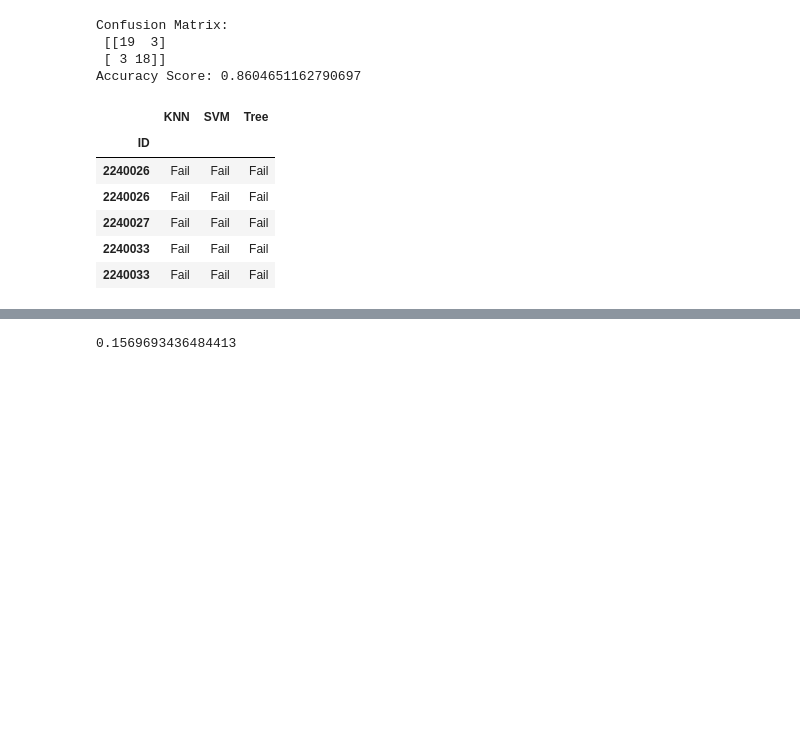
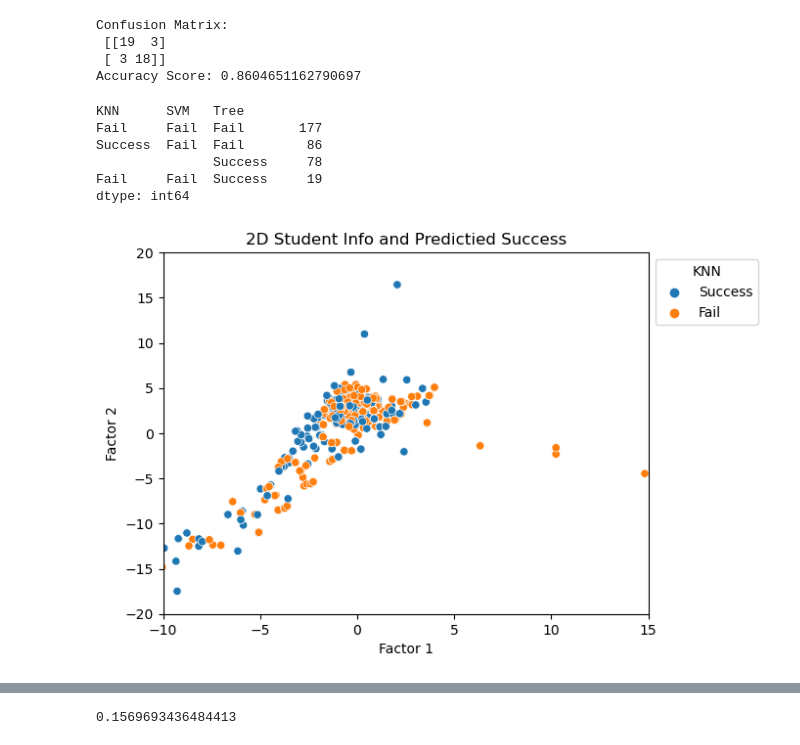
Before and after one commit to michaelzwartz/Science-Elective-Enrollment, a Jupyter notebook: Analysis.ipynb, the cells around one changed output, grey strips where cells are left out. Drawn from its saved outputs; the diff is of its cells as text; code cells hidden in the pictures; blank space fills up the shorter version.

```diff
--- a/Analysis.ipynb
+++ b/Analysis.ipynb
@@ -182,7 +182,7 @@ ax.set(title= "Chem scores based on attributes", xlabel = 'Factor Analysis Score
 # %%
 #set up FAMD method
 famd_2D = FAMD(n_components=2,n_iter=3,copy=True,check_input=True,engine='sklearn',random_state=42)
-#famd2_2D = FAMD(n_components=2,n_iter=3,copy=True,check_input=True,engine='sklearn',random_state=42)
+famd2_2D = FAMD(n_components=2,n_iter=3,copy=True,check_input=True,engine='sklearn',random_state=42)
 
 #reduce dimensions for training set
 famd_2D =famd_2D.fit(df_ML_train)
@@ -192,9 +192,9 @@ df_ML_train_reduced_2D = famd_2D.row_coordinates(df_ML_train)
 df_ML_train_reduced_2D_labels = df_ML_train_reduced_2D.join(df_ML_labels['Chem11_grade']).reset_index()
 
 #reduce dimensions for testing set
-#famd2_2D =famd2_2D.fit(df_ML_test)
-#df_ML_test_reduced_2D = famd2_2D.row_coordinates(df_ML_test)
-#df_ML_test_reduced_2D = df_ML_test_reduced_2D.reset_index()
+famd2_2D =famd2_2D.fit(df_ML_test)
+df_ML_test_reduced_2D = famd2_2D.row_coordinates(df_ML_test)
+df_ML_test_reduced_2D = df_ML_test_reduced_2D.reset_index()
 
 #plot 2D data
 x = df_ML_train_reduced_2D_labels[0]
@@ -407,15 +407,32 @@ df_no_chem['KNN'] = predKNN_no_chem
 df_no_chem['SVM'] = predSVM_no_chem
 df_no_chem['Tree'] =predTREE_no_chem
 
-df_no_chem[['KNN', 'SVM', 'Tree']].head()
+df_no_chem[['KNN', 'SVM', 'Tree']].value_counts()
 # %% [output]
-|  | KNN | SVM | Tree |
-| ID |  |  |  |
-| 2240026 | Fail | Fail | Fail |
-| 2240026 | Fail | Fail | Fail |
-| 2240027 | Fail | Fail | Fail |
-| 2240033 | Fail | Fail | Fail |
-| 2240033 | Fail | Fail | Fail |
+KNN      SVM   Tree
+Fail     Fail  Fail       177
+Success  Fail  Fail        86
+               Success     78
+Fail     Fail  Success     19
+dtype: int64
+# %%
+df_no_chem_pred = df_no_chem[['KNN', 'SVM', 'Tree']].reset_index()
+
+result = pd.merge(df_no_chem_pred, df_ML_test_reduced_2D, left_on=['ID'], right_on=['ID'])
+
+
+#plot 2D data
+x = result[0]
+y = result[1]
+colors = result['KNN']
+
+fig, ax = plt.subplots()
+sns.scatterplot(x = x, y= y, hue=colors, hue_order = ['Success', 'Fail'])
+ax.set(xlim = (-10, 15), ylim = (-20, 20), title = "2D Student Info and Predictied Success",
+       xlabel = "Factor 1", ylabel = "Factor 2")
+sns.move_legend(ax, "upper left", bbox_to_anchor=(1, 1))
+# %% [output]
+[figure, added]
 # %%
 #Prepare data for clustering (normalize & feature selection)
 #Use FAMD to "homogenize our mixed dataset"
```
Also changed, not shown: parts of 1 cell of this notebook.
